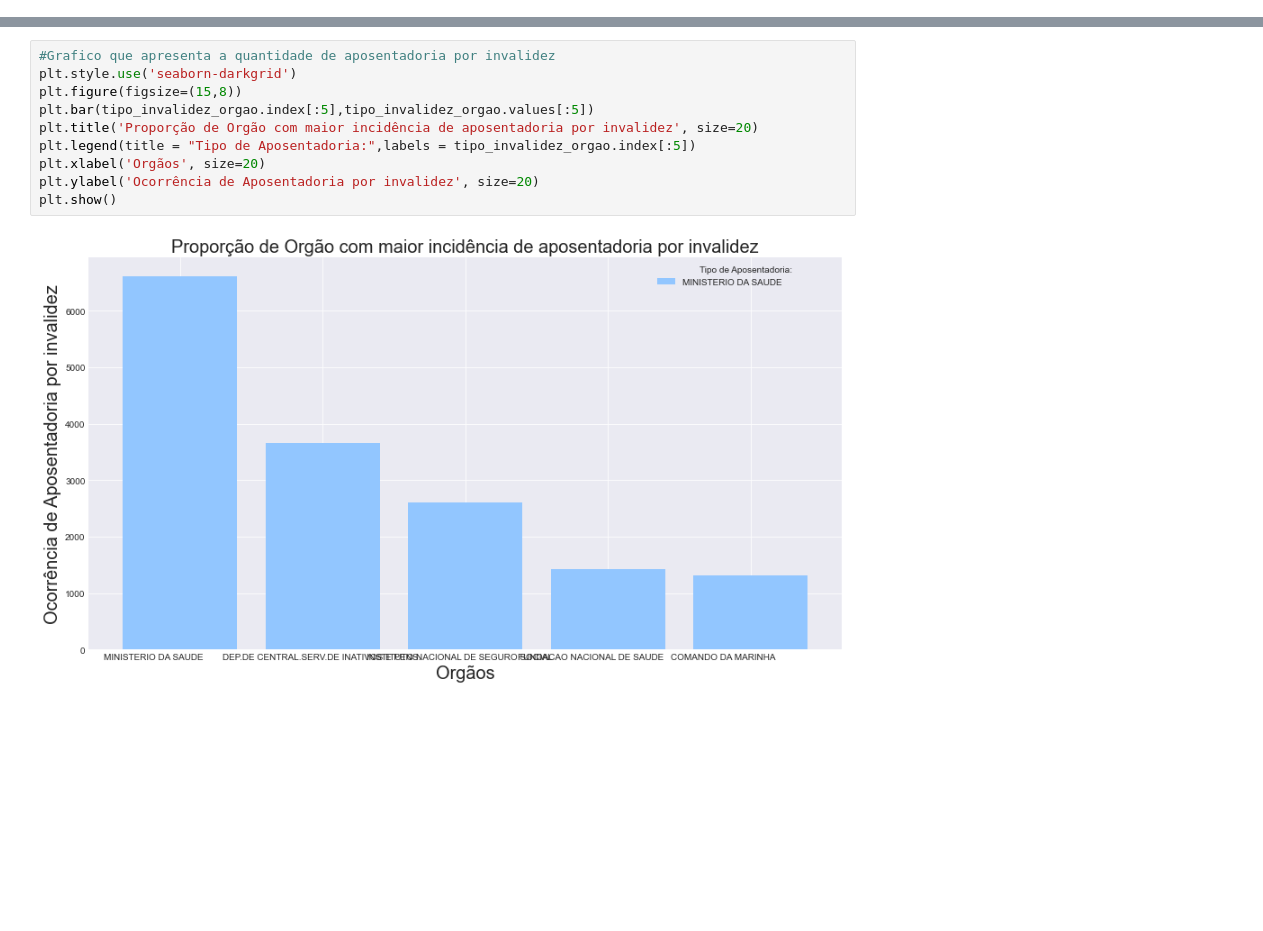
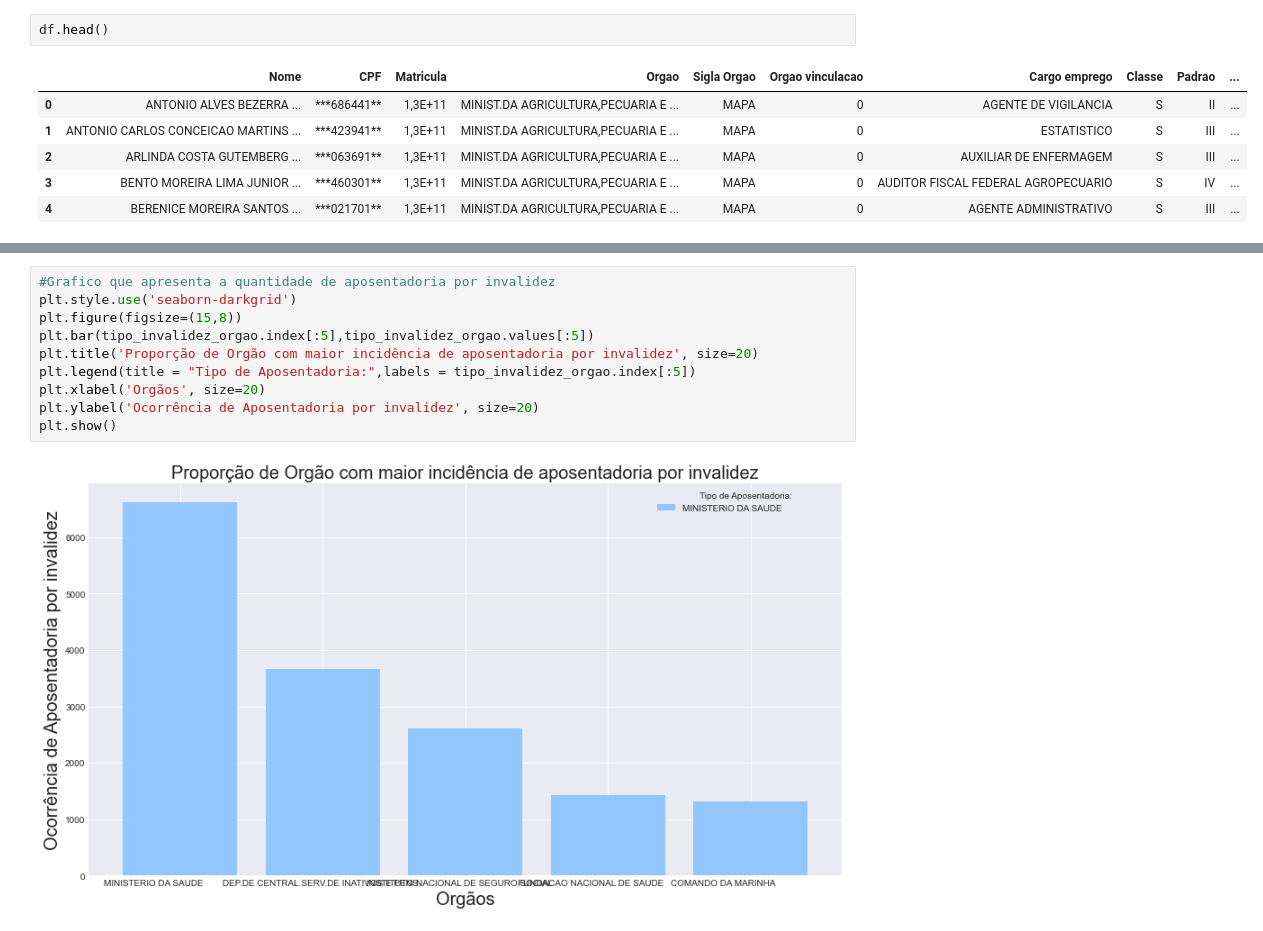
Before and after one commit to NaldoHoracio/datascience-project, a Jupyter notebook: venv_cd/Projeto_Ciencia_de_Dados_Aposentadorias.ipynb, the cells around one changed output, grey strips where cells are left out. Saved outputs shown, nothing was run; the diff lists cells and outputs as text; blank space fills up the shorter version.

```diff
--- a/venv_cd/Projeto_Ciencia_de_Dados_Aposentadorias.ipynb
+++ b/venv_cd/Projeto_Ciencia_de_Dados_Aposentadorias.ipynb
@@ -21,0 +22,9 @@ b'Skipping line 2244: expected 18 fields, saw 19\nSkipping line 21668: expected
+# %%
+df.head()
+# %% [output]
+|  | Nome | CPF | Matricula | Orgao | Sigla Orgao | Orgao vinculacao | Cargo emprego | Classe | Padrao | ... |
+| 0 | ANTONIO ALVES BEZERRA ... | ***686441** | 1,3E+11 | MINIST.DA AGRICULTURA,PECUARIA E ... | MAPA | 0 | AGENTE DE VIGILANCIA | S | II | ... |
+| 1 | ANTONIO CARLOS CONCEICAO MARTINS ... | ***423941** | 1,3E+11 | MINIST.DA AGRICULTURA,PECUARIA E ... | MAPA | 0 | ESTATISTICO | S | III | ... |
+| 2 | ARLINDA COSTA GUTEMBERG ... | ***063691** | 1,3E+11 | MINIST.DA AGRICULTURA,PECUARIA E ... | MAPA | 0 | AUXILIAR DE ENFERMAGEM | S | III | ... |
+| 3 | BENTO MOREIRA LIMA JUNIOR ... | ***460301** | 1,3E+11 | MINIST.DA AGRICULTURA,PECUARIA E ... | MAPA | 0 | AUDITOR FISCAL FEDERAL AGROPECUARIO | S | IV | ... |
+| 4 | BERENICE MOREIRA SANTOS ... | ***021701** | 1,3E+11 | MINIST.DA AGRICULTURA,PECUARIA E ... | MAPA | 0 | AGENTE ADMINISTRATIVO | S | III | ... |
```
Also changed, not shown: parts of 13 cells of this notebook.
